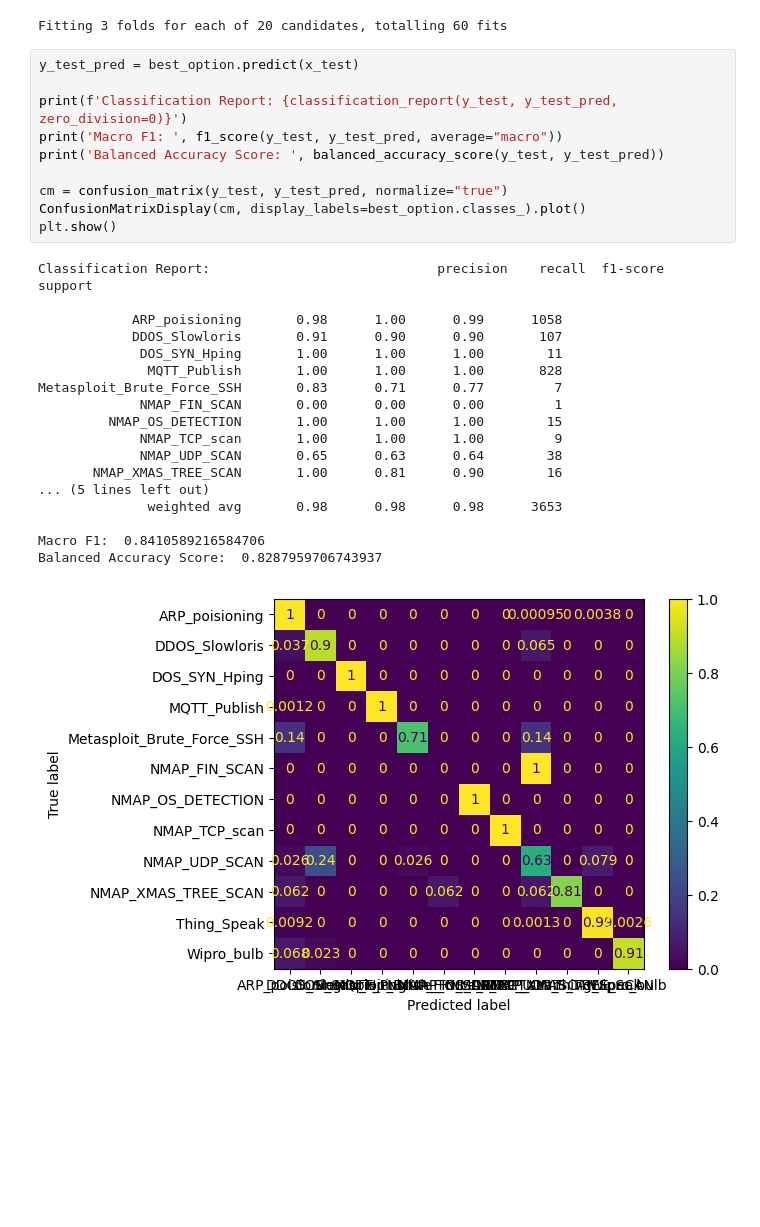
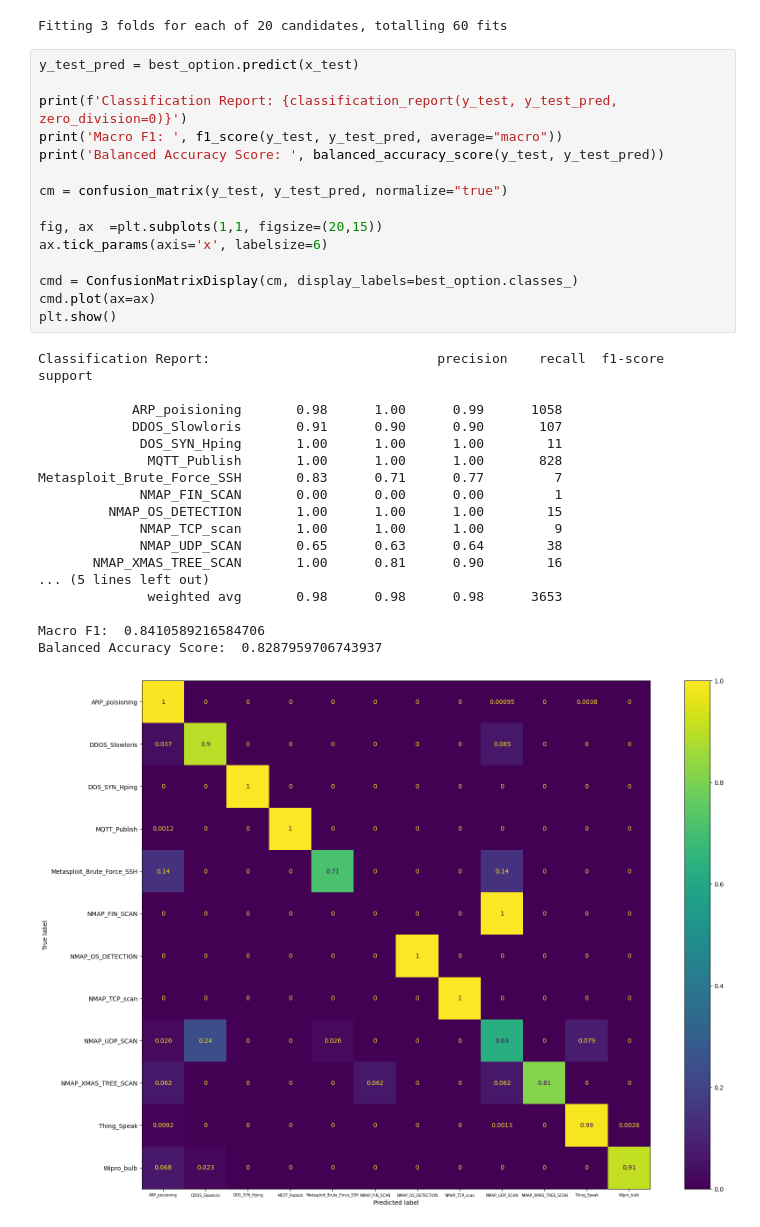
Before and after one commit to MBA-Data-Science-Unifor/IoT-Guard, a Jupyter notebook: artifacts/notebooks/03_MODEL_RF_v1.ipynb, the cells around one changed output. Cells and saved outputs as stored; diff of their text form; blank space fills up the shorter version.

```diff
--- a/artifacts/notebooks/03_MODEL_RF_v1.ipynb
+++ b/artifacts/notebooks/03_MODEL_RF_v1.ipynb
@@ -92,29 +92,34 @@ Fitting 3 folds for each of 20 candidates, totalling 60 fits
 # %%
 y_test_pred = best_option.predict(x_test)
 
 print(f'Classification Report: {classification_report(y_test, y_test_pred, zero_division=0)}')
 print('Macro F1: ', f1_score(y_test, y_test_pred, average="macro"))
 print('Balanced Accuracy Score: ', balanced_accuracy_score(y_test, y_test_pred))
 
 cm = confusion_matrix(y_test, y_test_pred, normalize="true")
-ConfusionMatrixDisplay(cm, display_labels=best_option.classes_).plot()
+
+fig, ax  =plt.subplots(1,1, figsize=(20,15))
+ax.tick_params(axis='x', labelsize=6)
+
+cmd = ConfusionMatrixDisplay(cm, display_labels=best_option.classes_)
+cmd.plot(ax=ax)
 plt.show()
 # %% [output]
 Classification Report:                             precision    recall  f1-score   support
 
             ARP_poisioning       0.98      1.00      0.99      1058
             DDOS_Slowloris       0.91      0.90      0.90       107
              DOS_SYN_Hping       1.00      1.00      1.00        11
               MQTT_Publish       1.00      1.00      1.00       828
 Metasploit_Brute_Force_SSH       0.83      0.71      0.77         7
              NMAP_FIN_SCAN       0.00      0.00      0.00         1
          NMAP_OS_DETECTION       1.00      1.00      1.00        15
              NMAP_TCP_scan       1.00      1.00      1.00         9
              NMAP_UDP_SCAN       0.65      0.63      0.64        38
        NMAP_XMAS_TREE_SCAN       1.00      0.81      0.90        16
 ... (5 lines left out)
               weighted avg       0.98      0.98      0.98      3653
 
 Macro F1:  0.8410589216584706
 Balanced Accuracy Score:  0.8287959706743937
-[figure, old version]
+[figure, new version]
```
Also changed, not shown: 2 other files.
